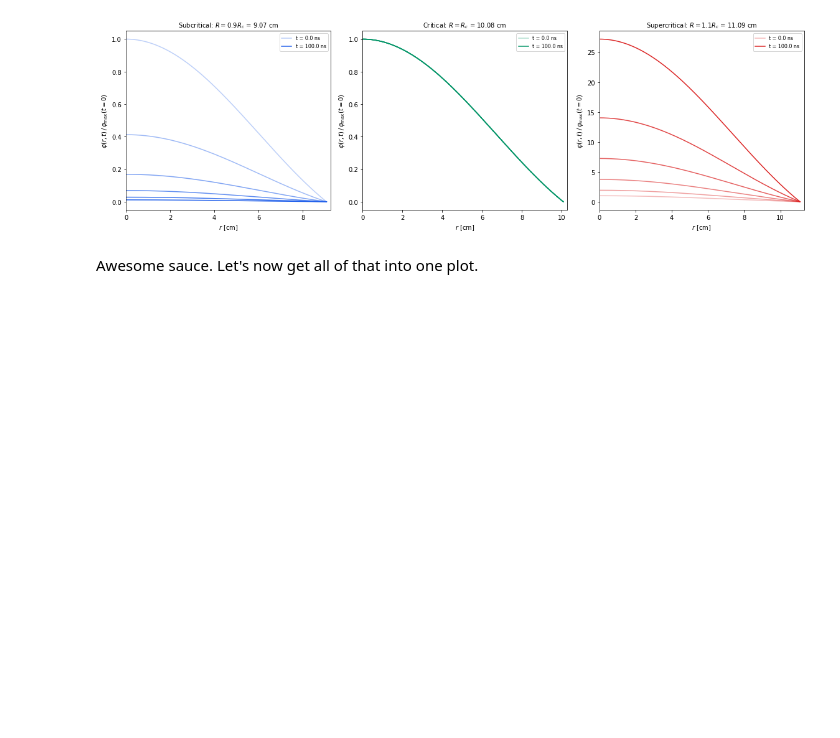
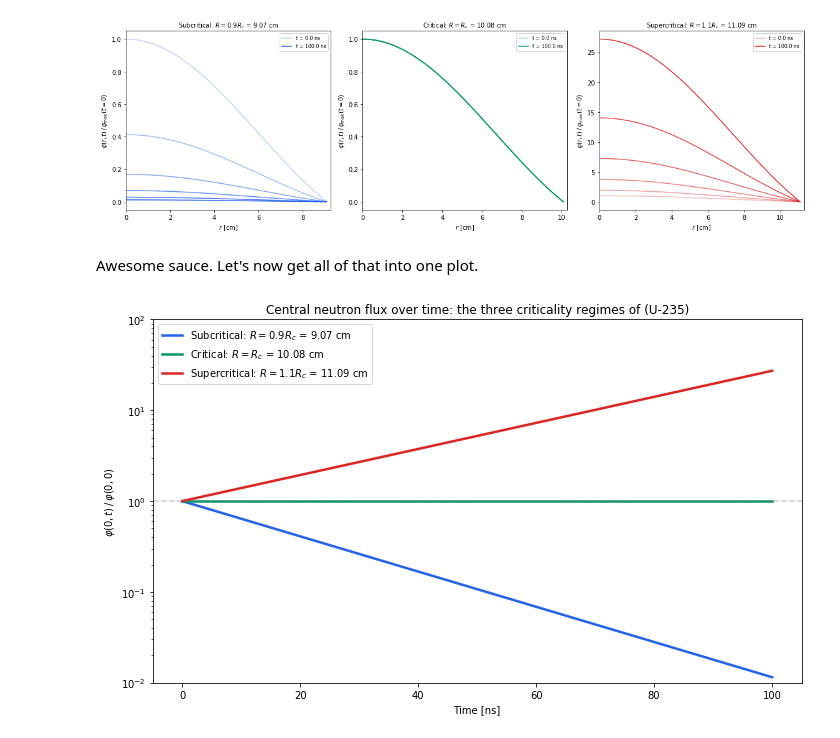
Before and after one commit to StemmedAxis06/M6023_notebook_23360932014, a Jupyter notebook: neutron_diffusion.ipynb, the cells around one changed output. Drawn from its saved outputs; the diff is of its cells as text; code cells hidden in the pictures; blank space fills up the shorter version.

```diff
--- a/neutron_diffusion.ipynb
+++ b/neutron_diffusion.ipynb
@@ -1265,3 +1265,29 @@ plt.show()
 [figure]
 # %% [markdown]
 Awesome sauce. Let's now get all of that into one plot.
+# %%
+# This figure is going to be the centrepiece of this book.
+# So, eyes front!
+fig, ax = plt.subplots(figsize=(10, 6))
+
+for hist, t_hist, label, color in zip(
+    central_histories_innit, time_histories_innit, labels, colours
+):
+    ax.plot(t_hist * 1e9, hist, color=color, linewidth=2.5, label=label)
+
+# Add our steady state reference line
+ax.axhline(1.0, color='grey', linestyle='--', alpha=0.4)
+
+ax.set_xlabel('Time [ns]')
+ax.set_ylabel(r'$\varphi(0, t)\, /\, \varphi(0, 0)$')
+ax.set_title('Central neutron flux over time: the three criticality regimes of (U-235)')
+ax.legend(fontsize=10)
+
+# Logarithm to show the exponential growth and decay as straight lines
+ax.set_yscale('log')
+ax.set_ylim(1e-2, 1e2)
+
+plt.tight_layout()
+plt.show()
+# %% [output]
+[figure, added]
```
Also changed, not shown: parts of 3 cells of this notebook.
